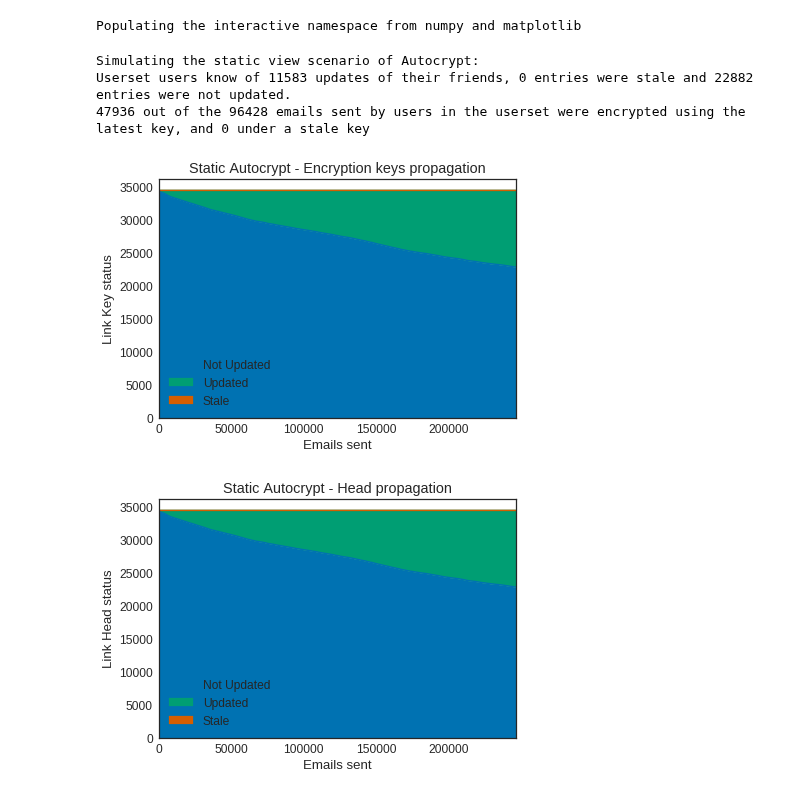
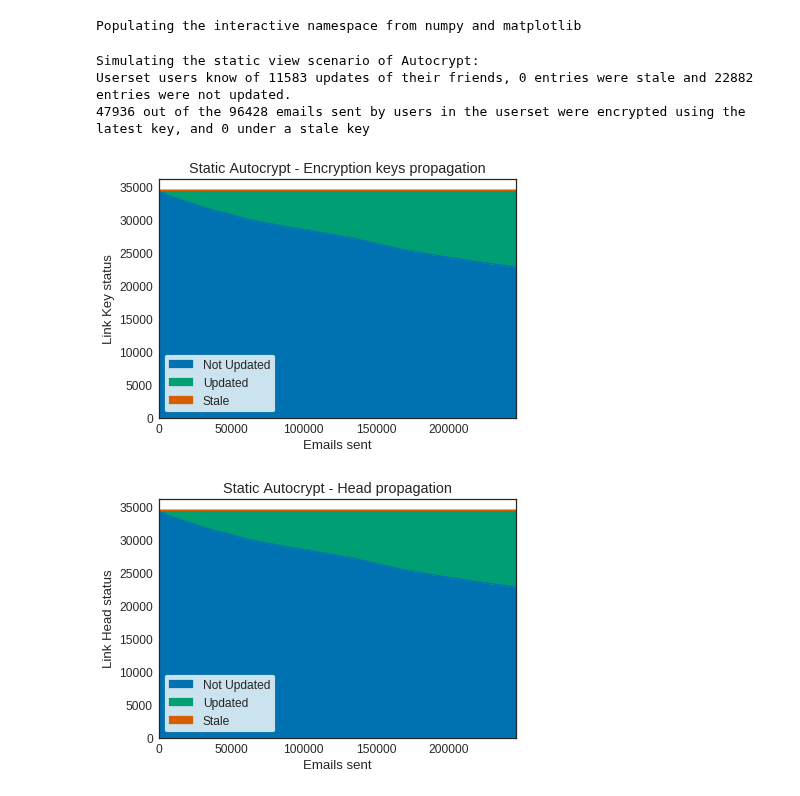
Before and after one commit to claimchain/claimchain-core, a Jupyter notebook: simulations/replay_log.ipynb, the cells around one changed output. Cells and saved outputs as stored; diff of their text form; code cells hidden in the pictures.

```diff
--- a/simulations/replay_log.ipynb
+++ b/simulations/replay_log.ipynb
@@ -191,35 +194,37 @@ for index, email in enumerate(log):
         updated, stale, not_updated = eval_propagation(local_dict, 1, social_graph, userset)
         kp.loc[cnt] = [not_updated, updated, stale]
         updated, stale, not_updated = eval_propagation(local_dict, 0, social_graph, userset)
         hp.loc[cnt] = [not_updated, updated, stale]
 
     cnt += 1
 
 updated, stale, not_updated = eval_propagation(local_dict, 1, social_graph, userset)
 print("Userset users know of %s updates of their friends, %s entries were stale and %s entries were not updated."
       % (updated, stale, not_updated))
 print("%s out of the %s emails sent by users in the userset were encrypted using the latest key, and %s under a stale key"
       % (enc_userset_emails, sent_userset_emails, stale_userset_emails))
 
 kp.plot.area();
 plt.title("Static Autocrypt - Encryption keys propagation")
 plt.xlabel("Emails sent")
 plt.ylabel("Link Key status")
+plt.legend(frameon=True)
 plt.savefig("static_autocrypt_key_links.pdf")
 
 hp.plot.area();
 plt.title("Static Autocrypt - Head propagation")
 plt.xlabel("Emails sent")
 plt.ylabel("Link Head status")
+plt.legend(frameon=True)
 plt.savefig("static_autocrypt_head_links.pdf")
 
 plt.show()
 # %% [output]
 Simulating the static view scenario of Autocrypt:
 Userset users know of 11583 updates of their friends, 0 entries were stale and 22882 entries were not updated.
 47936 out of the 96428 emails sent by users in the userset were encrypted using the latest key, and 0 under a stale key
-[figure, old version]
+[figure, new version]
-[figure, old version]
+[figure, new version]
 # %%
 '''Simulate the static view of ClaimChain without privacy (providers mode)
 
```
Also changed, not shown: parts of 6 cells of this notebook, 1 other file.
